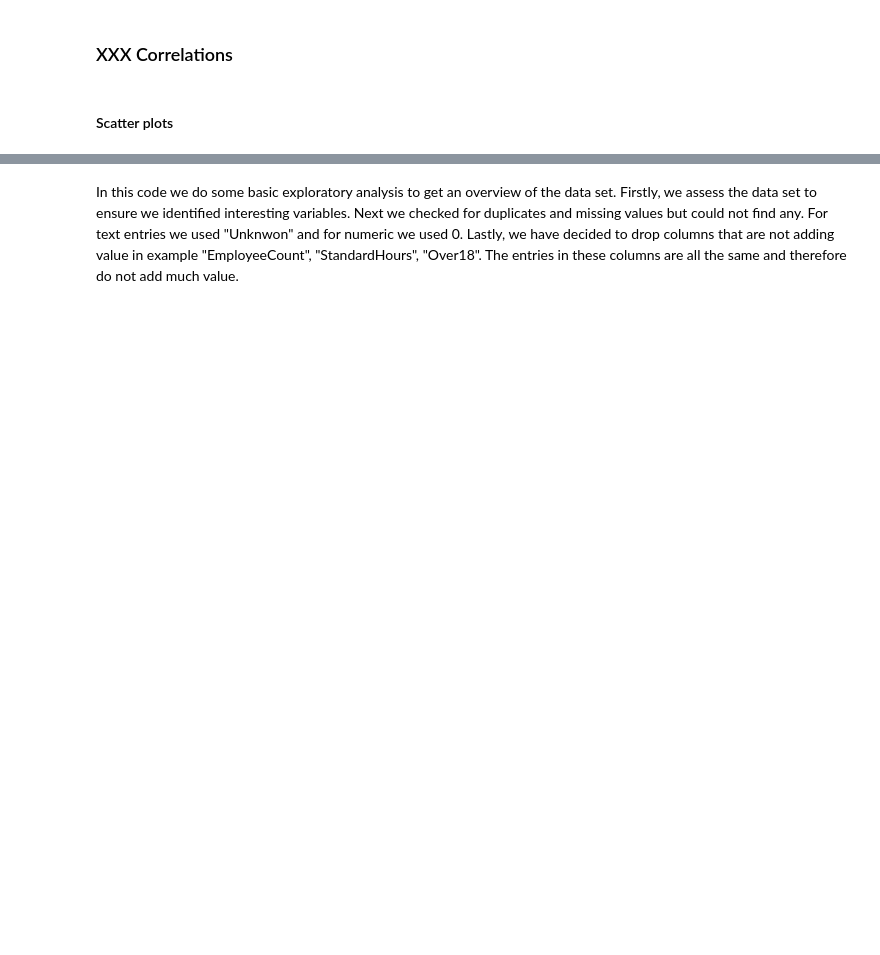
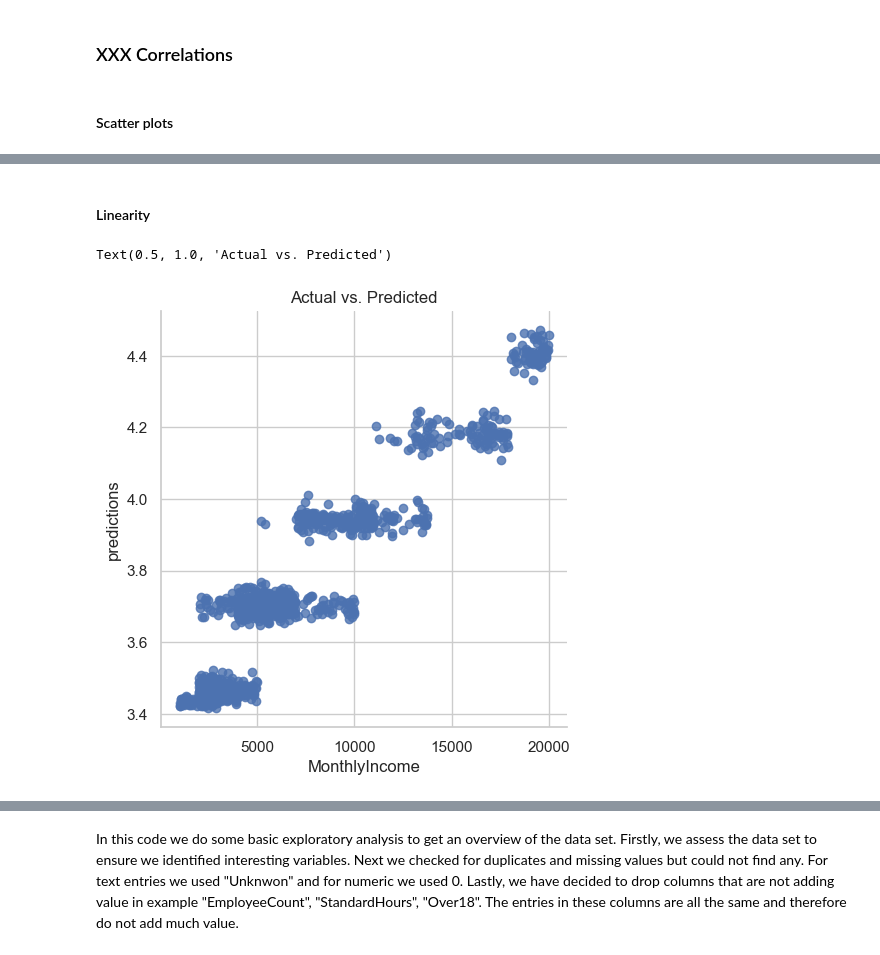
Before and after one commit to pepi151101/Research-Methods, a Jupyter notebook: Project 1.ipynb, the cells around one changed output, grey strips where cells are left out. Cells and saved outputs as stored; diff of their text form; code cells hidden in the pictures; blank space fills up the shorter version.

```diff
--- a/Project 1.ipynb
+++ b/Project 1.ipynb
@@ -558,0 +384,6 @@ summary_table
+# %%
+model3 = smf.ols(formula= 'MonthlyIncome_log10 ~ JobLevel + TotalWorkingYears + YearsAtCompany + YearsInCurrentRole + Age + PerformanceRating + Gender + Education', data=df)
+results3 = model3.fit()
+
+# Print the regression results summary
+print(results3.summary())
@@ -558,0 +417,15 @@ summary_table
+# %% [markdown]
+#### Linearity
+# %%
+# making predictions
+pred_insample = results3.predict() # or results.fittedvalues
+
+# add predictions to the data frame
+df['predictions'] = results3.predict()
+df['residuals'] = results3.resid # computing residuals (i.e., actual - predicted values)
+# %%
+sns.lmplot(x='MonthlyIncome', y='predictions', data=df, fit_reg=False)
+plt.title('Actual vs. Predicted')
+# %% [output]
+Text(0.5, 1.0, 'Actual vs. Predicted')
+[figure, added]
```
Also changed, not shown: parts of 74 cells of this notebook.
